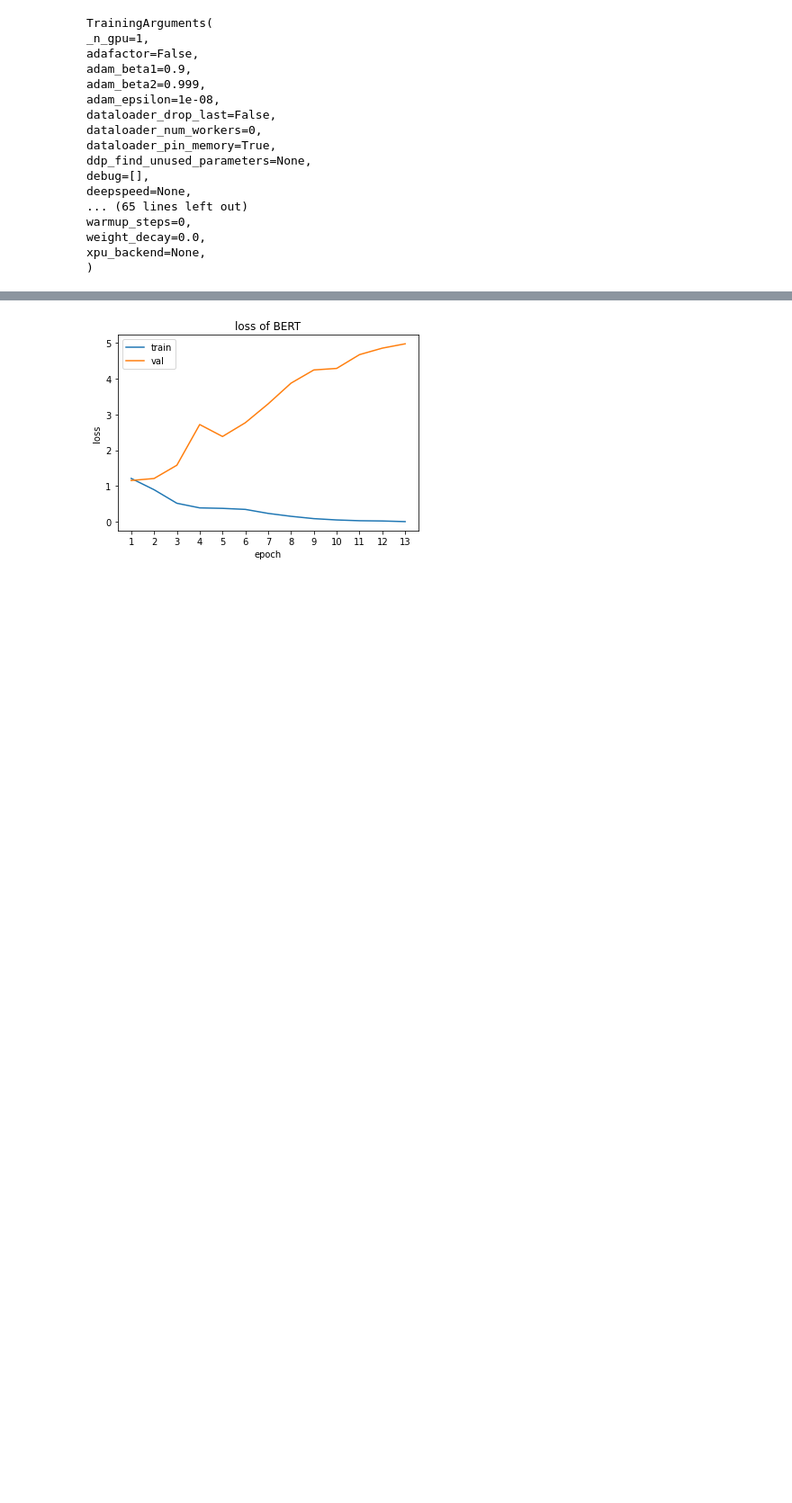
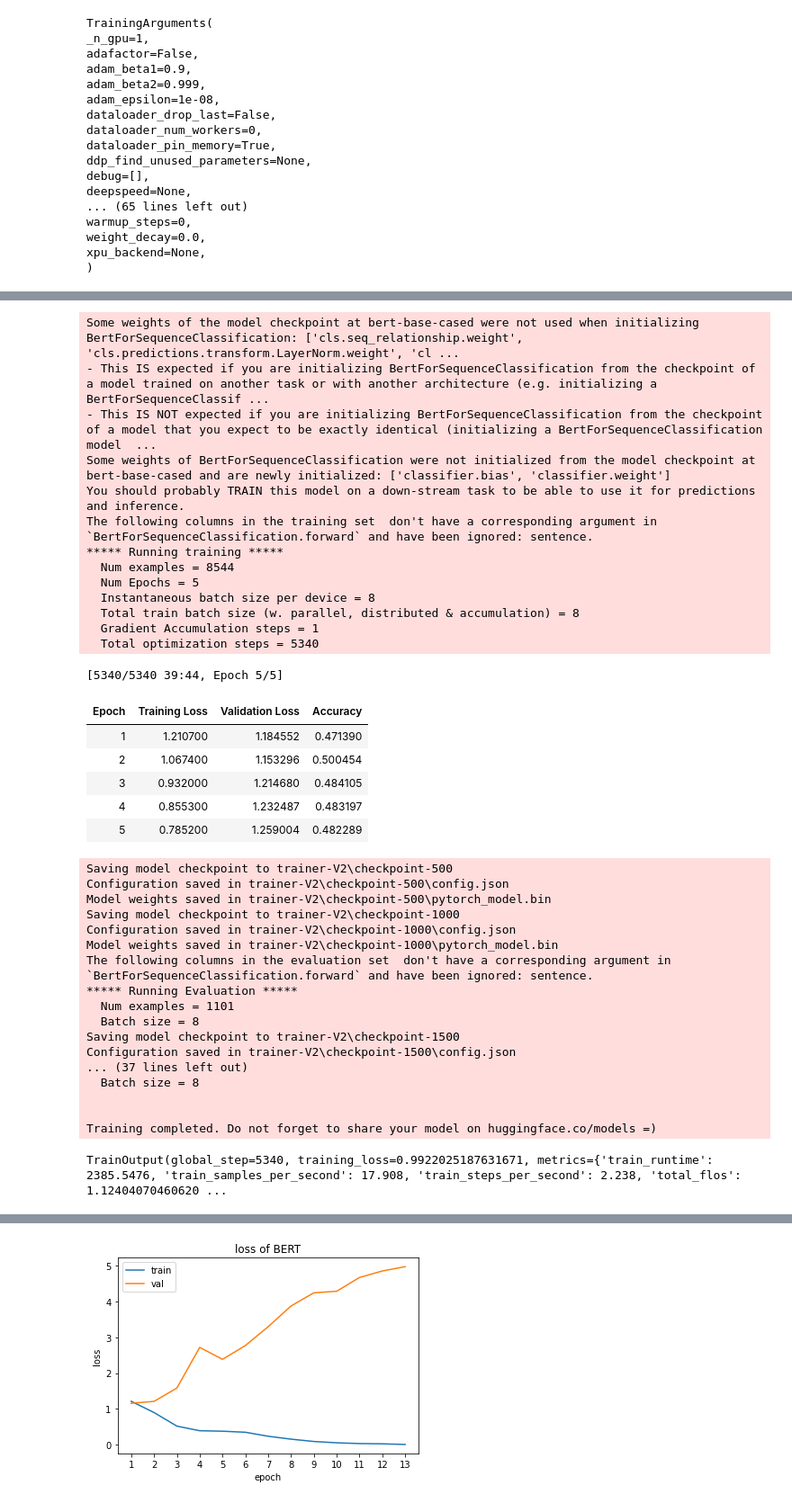
Before and after one commit to JulienGervai/sys843, a Jupyter notebook: sst/BERT/BERT_SST.ipynb, the cells around one changed output, grey strips where cells are left out. Shown at 90% size. Saved outputs shown, nothing was run; the diff lists cells and outputs as text; code cells hidden in the pictures; blank space fills up the shorter version.

```diff
--- a/sst/BERT/BERT_SST.ipynb
+++ b/sst/BERT/BERT_SST.ipynb
@@ -164,3 +95,59 @@ TrainOutput(global_step=5340, training_loss=0.9755150269926264, metrics={'train_
+# %%
+from transformers import Trainer
+from transformers import AutoModelForSequenceClassification
+
+model = AutoModelForSequenceClassification.from_pretrained("bert-base-cased", num_labels=5)
+
+from transformers import TrainingArguments
+training_args = TrainingArguments("trainer-V2", evaluation_strategy="epoch", num_train_epochs=5, learning_rate = 5e-06)
+
+trainer = Trainer(
+    model=model,
+    args=training_args,
+    train_dataset=tokenized_train_ds,
+    eval_dataset=tokenized_val_ds,
+    compute_metrics=compute_metrics
+)
+trainer.train()
+# %% [output]
+Some weights of the model checkpoint at bert-base-cased were not used when initializing BertForSequenceClassification: ['cls.seq_relationship.weight', 'cls.predictions.transform.LayerNorm.weight', 'cl ...
+- This IS expected if you are initializing BertForSequenceClassification from the checkpoint of a model trained on another task or with another architecture (e.g. initializing a BertForSequenceClassif ...
+- This IS NOT expected if you are initializing BertForSequenceClassification from the checkpoint of a model that you expect to be exactly identical (initializing a BertForSequenceClassification model  ...
+Some weights of BertForSequenceClassification were not initialized from the model checkpoint at bert-base-cased and are newly initialized: ['classifier.bias', 'classifier.weight']
+You should probably TRAIN this model on a down-stream task to be able to use it for predictions and inference.
+The following columns in the training set  don't have a corresponding argument in `BertForSequenceClassification.forward` and have been ignored: sentence.
+***** Running training *****
+  Num examples = 8544
+  Num Epochs = 5
+  Instantaneous batch size per device = 8
+  Total train batch size (w. parallel, distributed & accumulation) = 8
+  Gradient Accumulation steps = 1
+  Total optimization steps = 5340
+[5340/5340 39:44, Epoch 5/5]
+| Epoch | Training Loss | Validation Loss | Accuracy |
+| 1 | 1.210700 | 1.184552 | 0.471390 |
+| 2 | 1.067400 | 1.153296 | 0.500454 |
+| 3 | 0.932000 | 1.214680 | 0.484105 |
+| 4 | 0.855300 | 1.232487 | 0.483197 |
+| 5 | 0.785200 | 1.259004 | 0.482289 |
+Saving model checkpoint to trainer-V2\checkpoint-500
+Configuration saved in trainer-V2\checkpoint-500\config.json
+Model weights saved in trainer-V2\checkpoint-500\pytorch_model.bin
+Saving model checkpoint to trainer-V2\checkpoint-1000
+Configuration saved in trainer-V2\checkpoint-1000\config.json
+Model weights saved in trainer-V2\checkpoint-1000\pytorch_model.bin
+The following columns in the evaluation set  don't have a corresponding argument in `BertForSequenceClassification.forward` and have been ignored: sentence.
+***** Running Evaluation *****
+  Num examples = 1101
+  Batch size = 8
+Saving model checkpoint to trainer-V2\checkpoint-1500
+Configuration saved in trainer-V2\checkpoint-1500\config.json
+... (37 lines left out)
+  Batch size = 8
+
+
+Training completed. Do not forget to share your model on huggingface.co/models =)
+TrainOutput(global_step=5340, training_loss=0.9922025187631671, metrics={'train_runtime': 2385.5476, 'train_samples_per_second': 17.908, 'train_steps_per_second': 2.238, 'total_flos': 1.12404070460620 ...
 # %%
 trainer = Trainer(
     model=model,
```
Also changed, not shown: parts of 21 cells of this notebook.
